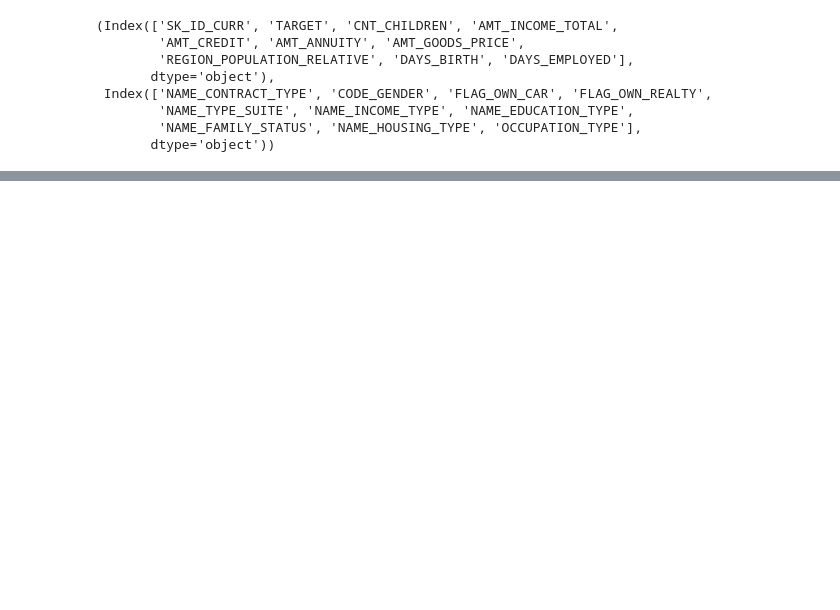
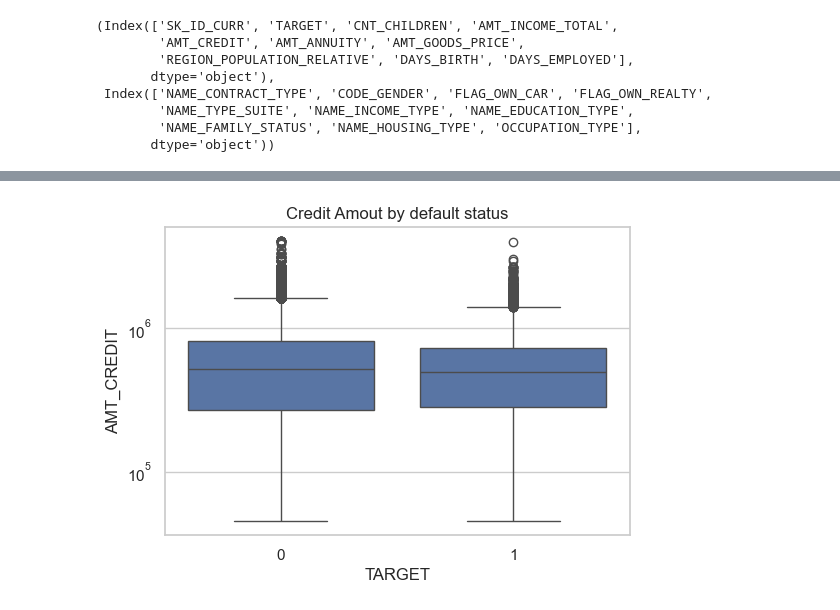
Before and after one commit to Vhutshilo0/home-credit-risk, a Jupyter notebook: notebooks/01_credit_risk_home_credit.ipynb, the cells around one changed output, grey strips where cells are left out. Cells and saved outputs as stored; diff of their text form; code cells hidden in the pictures; blank space fills up the shorter version.

```diff
--- a/notebooks/01_credit_risk_home_credit.ipynb
+++ b/notebooks/01_credit_risk_home_credit.ipynb
@@ -98,0 +161,10 @@ num_cols[:10], cat_cols[:10]
+# %%
+#Are larger loans riskier ?
+
+plt.figure(figsize=(6,4))
+sns.boxplot(x="TARGET", y = "AMT_CREDIT", data=df)
+plt.yscale("log")
+plt.title("Credit Amout by default status")
+plt.show()
+# %% [output]
+[figure, added]
```
Also changed, not shown: parts of 10 cells of this notebook.
